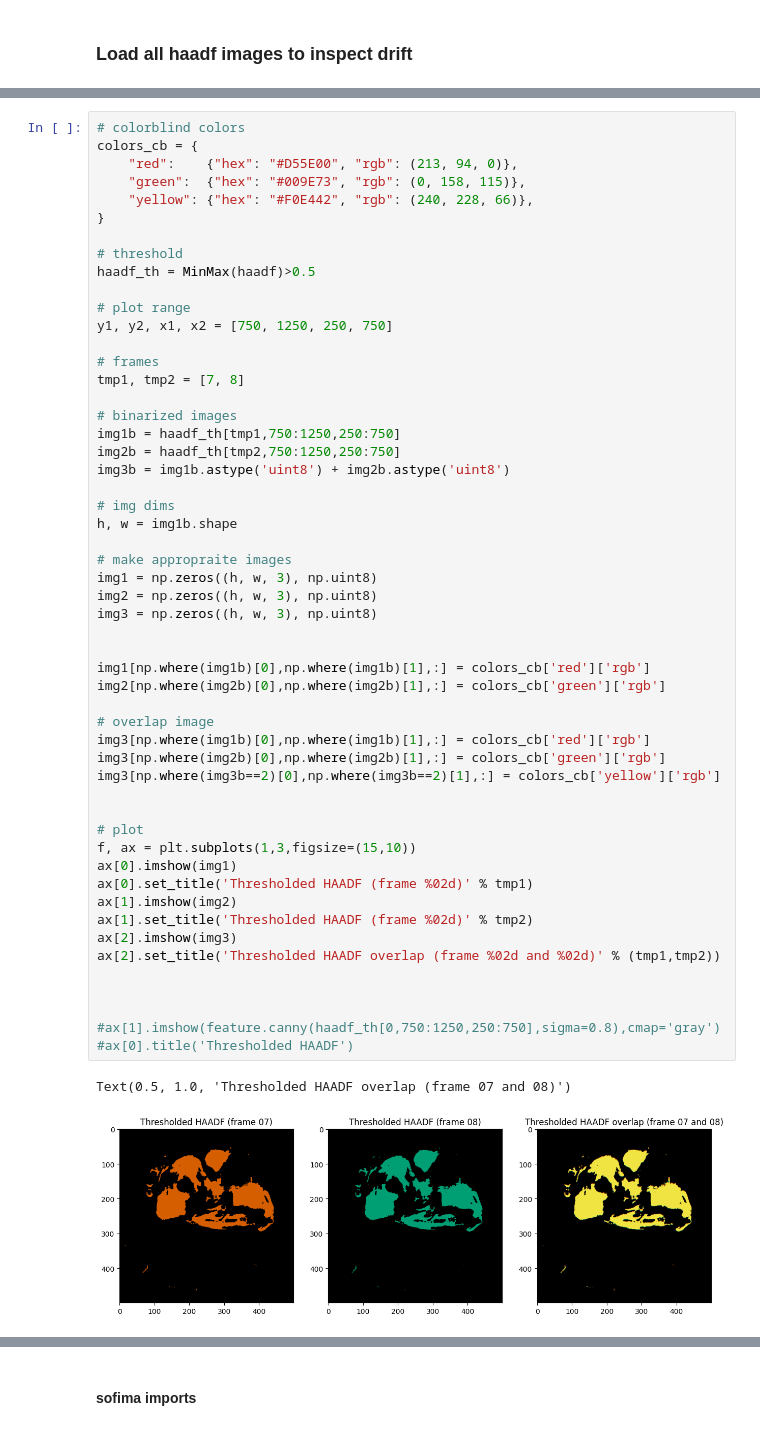
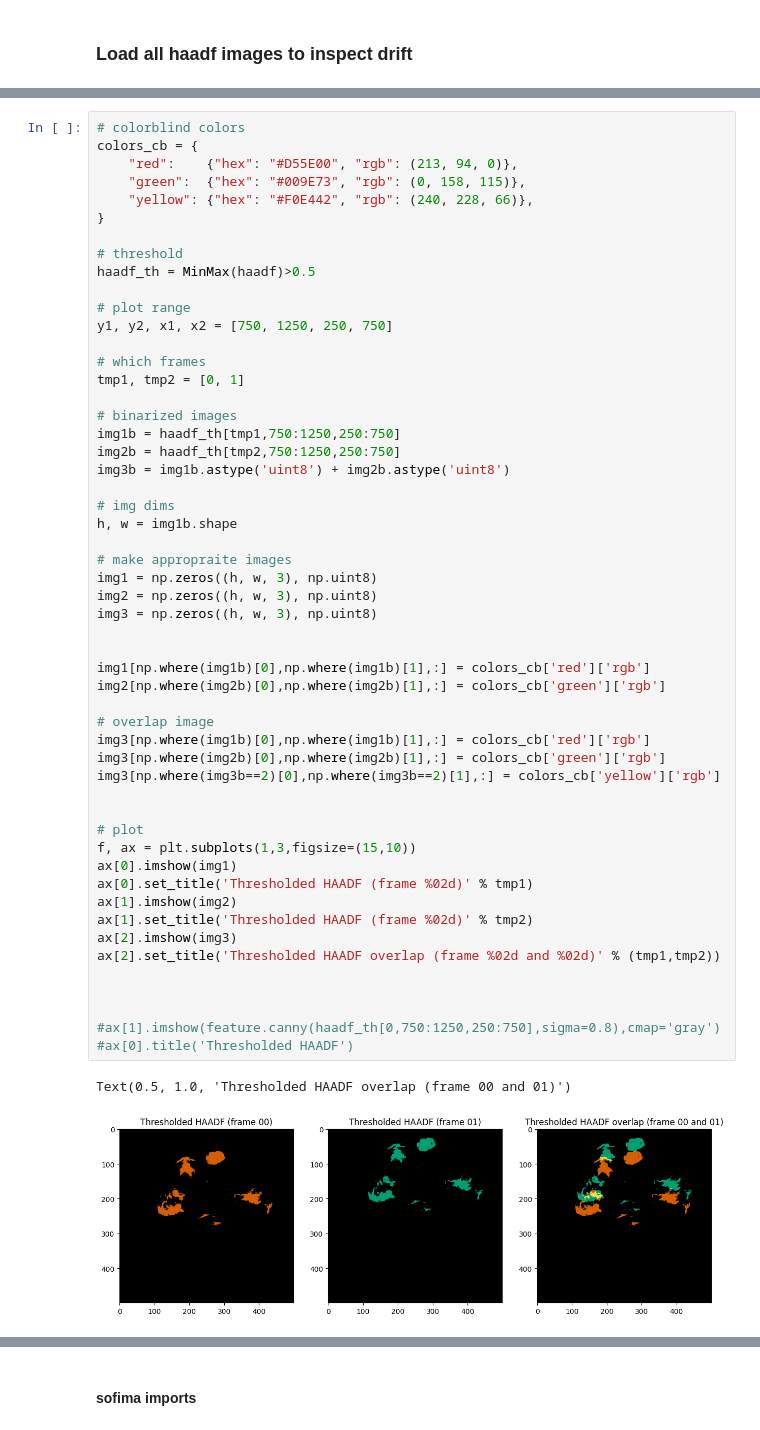
Before and after one commit to amjams/PreHyperspectralEDX, a Jupyter notebook: preprocessing_basic/05_alignment_SOFIMA.ipynb, the cells around one changed output, grey strips where cells are left out. Drawn from its saved outputs; the diff is of its cells as text.

```diff
--- a/preprocessing_basic/05_alignment_SOFIMA.ipynb
+++ b/preprocessing_basic/05_alignment_SOFIMA.ipynb
@@ -62,8 +56,8 @@ haadf_th = MinMax(haadf)>0.5
 # plot range
 y1, y2, x1, x2 = [750, 1250, 250, 750]
 
-# frames
-tmp1, tmp2 = [7, 8]
+# which frames
+tmp1, tmp2 = [0, 1]
 
 # binarized images
 img1b = haadf_th[tmp1,750:1250,250:750]
@@ -75,35 +69,35 @@ h, w = img1b.shape
 
 # make appropraite images
 img1 = np.zeros((h, w, 3), np.uint8)
 img2 = np.zeros((h, w, 3), np.uint8)
 img3 = np.zeros((h, w, 3), np.uint8)
 
 
 img1[np.where(img1b)[0],np.where(img1b)[1],:] = colors_cb['red']['rgb']
 img2[np.where(img2b)[0],np.where(img2b)[1],:] = colors_cb['green']['rgb']
 
 # overlap image
 img3[np.where(img1b)[0],np.where(img1b)[1],:] = colors_cb['red']['rgb']
 img3[np.where(img2b)[0],np.where(img2b)[1],:] = colors_cb['green']['rgb']
 img3[np.where(img3b==2)[0],np.where(img3b==2)[1],:] = colors_cb['yellow']['rgb']
 
 
 # plot
 f, ax = plt.subplots(1,3,figsize=(15,10))
 ax[0].imshow(img1)
 ax[0].set_title('Thresholded HAADF (frame %02d)' % tmp1)
 ax[1].imshow(img2)
 ax[1].set_title('Thresholded HAADF (frame %02d)' % tmp2)
 ax[2].imshow(img3)
 ax[2].set_title('Thresholded HAADF overlap (frame %02d and %02d)' % (tmp1,tmp2))
 
 
 
 #ax[1].imshow(feature.canny(haadf_th[0,750:1250,250:750],sigma=0.8),cmap='gray')
 #ax[0].title('Thresholded HAADF')
 # %% [output]
-Text(0.5, 1.0, 'Thresholded HAADF overlap (frame 07 and 08)')
+Text(0.5, 1.0, 'Thresholded HAADF overlap (frame 00 and 01)')
-[figure, old version]
+[figure, new version]
 # %% [markdown]
 ## SOFIMA
 - !pip install git+https://github.com/google-research/sofima
```
Also changed, not shown: parts of 32 cells of this notebook.
